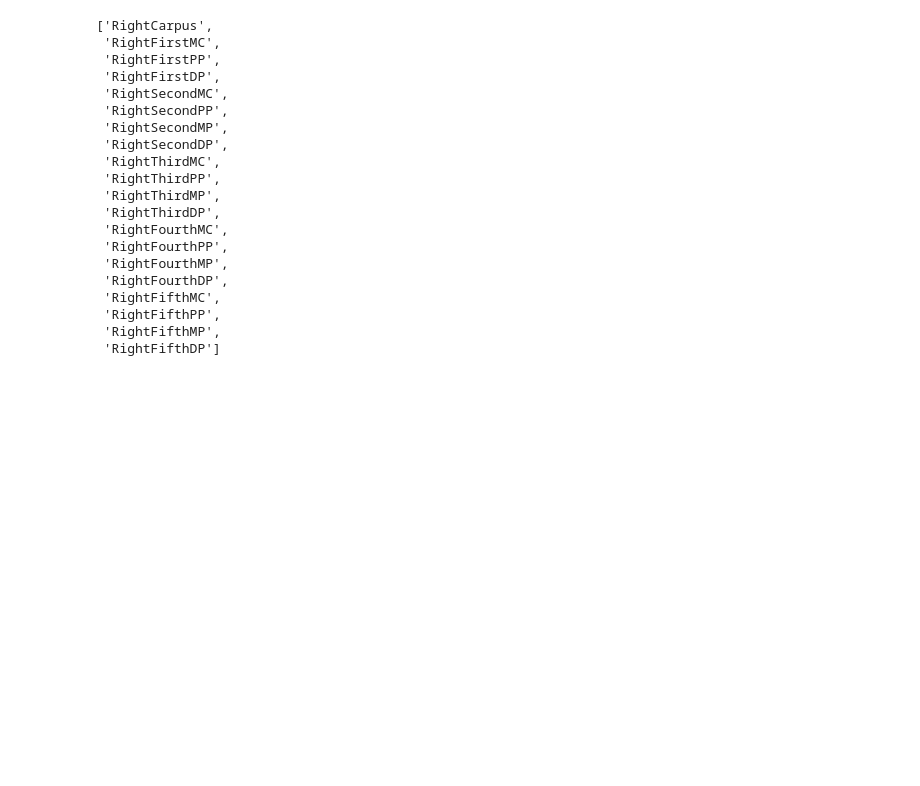
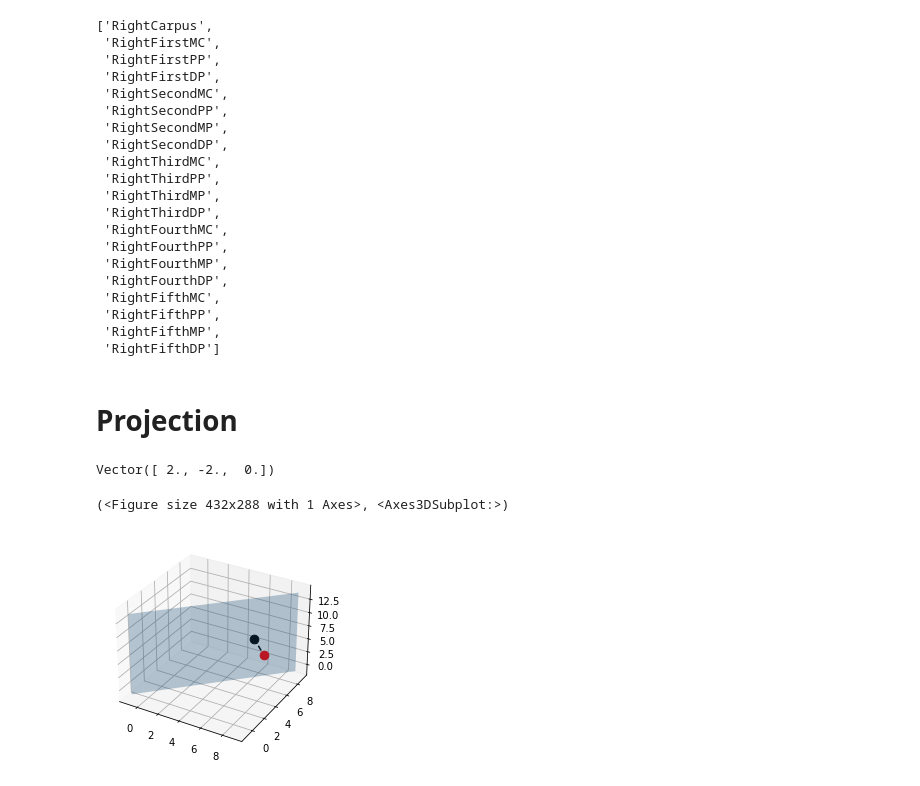
Before and after one commit to lucas-ventura/tactile2object, a Jupyter notebook: manus/plot_hands.ipynb, the cells around one changed output. Cells and saved outputs as stored; diff of their text form; code cells hidden in the pictures; blank space fills up the shorter version.

Commit message:
Add projection

```diff
--- a/manus/plot_hands.ipynb
+++ b/manus/plot_hands.ipynb
@@ -217,3 +300,31 @@ plt.axis('off')
 ax.view_init(azim=153, elev=167)
 ax.legend()
 plt.show()
+# %% [markdown]
+# Projection
+# %%
+from skspatial.objects import Plane
+from skspatial.objects import Point
+from skspatial.objects import Vector
+from skspatial.plotting import plot_3d
+
+
+plane = Plane(point=[-1,-1,-10], normal=[1, -1, 0])
+point = Point([5, 9, 3])
+
+point_projected = plane.project_point(point)
+vector_projection = Vector.from_points(point, point_projected)
+
+vector_projection
+# %% [output]
+Vector([ 2., -2.,  0.])
+# %%
+plot_3d(
+    plane.plotter(lims_x=(0, 10), lims_y=(0, 15), alpha=0.3),
+    point.plotter(s=75, c='k'),
+    point_projected.plotter(c='r', s=75, zorder=3),
+    vector_projection.plotter(point=point, c='k', linestyle='--'),
+)
+# %% [output]
+(<Figure size 432x288 with 1 Axes>, <Axes3DSubplot:>)
+[figure, added]
```
Also changed, not shown: parts of 14 cells of this notebook.
